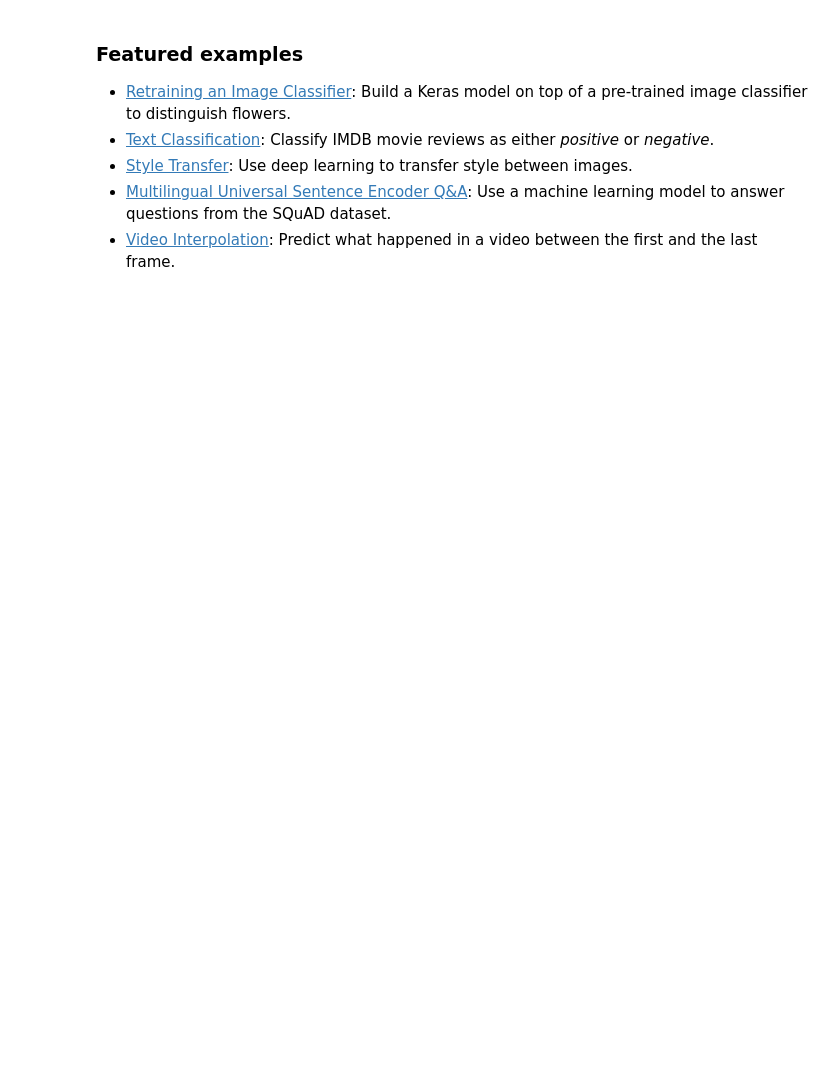
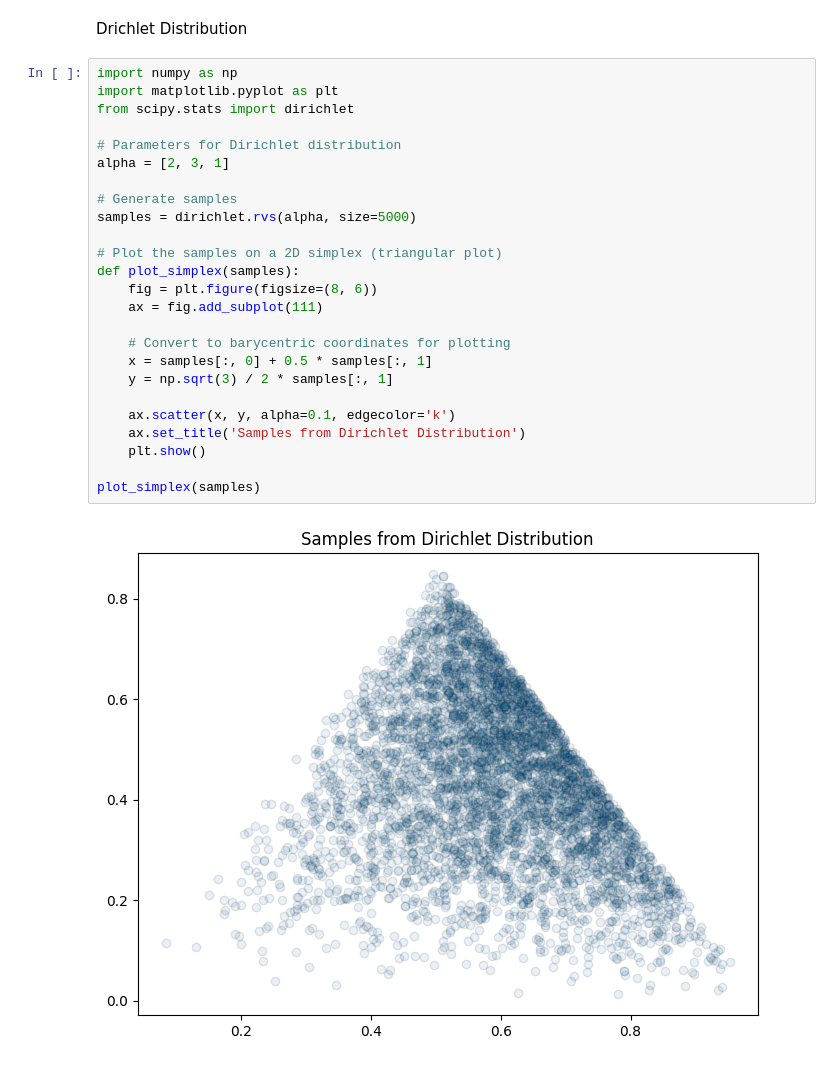
Before and after one commit to piyushy1/Gradientor, a Jupyter notebook: Drichlet_Distribution/drichlet_basics.ipynb, the cells around one changed output. Drawn from its saved outputs; the diff is of its cells as text; blank space fills up the shorter version.

```diff
--- a/Drichlet_Distribution/drichlet_basics.ipynb
+++ b/Drichlet_Distribution/drichlet_basics.ipynb
@@ -173,14 +3,29 @@ These are a few of the notebooks from Google's online Machine Learning course. S
-# %% [markdown]
-<div class="markdown-google-sans">
-
-<a name="machine-learning-examples"></a>
-
-### Featured examples
-
-</div>
-
-- [Retraining an Image Classifier](https://tensorflow.org/hub/tutorials/tf2_image_retraining): Build a Keras model on top of a pre-trained image classifier to distinguish flowers.
-- [Text Classification](https://tensorflow.org/hub/tutorials/tf2_text_classification): Classify IMDB movie reviews as either *positive* or *negative*.
-- [Style Transfer](https://tensorflow.org/hub/tutorials/tf2_arbitrary_image_stylization): Use deep learning to transfer style between images.
-- [Multilingual Universal Sentence Encoder Q&A](https://tensorflow.org/hub/tutorials/retrieval_with_tf_hub_universal_encoder_qa): Use a machine learning model to answer questions from the SQuAD dataset.
-- [Video Interpolation](https://tensorflow.org/hub/tutorials/tweening_conv3d): Predict what happened in a video between the first and the last frame.
+# %% [markdown]
+Drichlet Distribution
+# %%
+import numpy as np
+import matplotlib.pyplot as plt
+from scipy.stats import dirichlet
+
+# Parameters for Dirichlet distribution
+alpha = [2, 3, 1]
+
+# Generate samples
+samples = dirichlet.rvs(alpha, size=5000)
+
+# Plot the samples on a 2D simplex (triangular plot)
+def plot_simplex(samples):
+    fig = plt.figure(figsize=(8, 6))
+    ax = fig.add_subplot(111)
+
+    # Convert to barycentric coordinates for plotting
+    x = samples[:, 0] + 0.5 * samples[:, 1]
+    y = np.sqrt(3) / 2 * samples[:, 1]
+
+    ax.scatter(x, y, alpha=0.1, edgecolor='k')
+    ax.set_title('Samples from Dirichlet Distribution')
+    plt.show()
+
+plot_simplex(samples)
+# %% [output]
+[figure, added]
```
Also changed, not shown: parts of 16 cells of this notebook.
